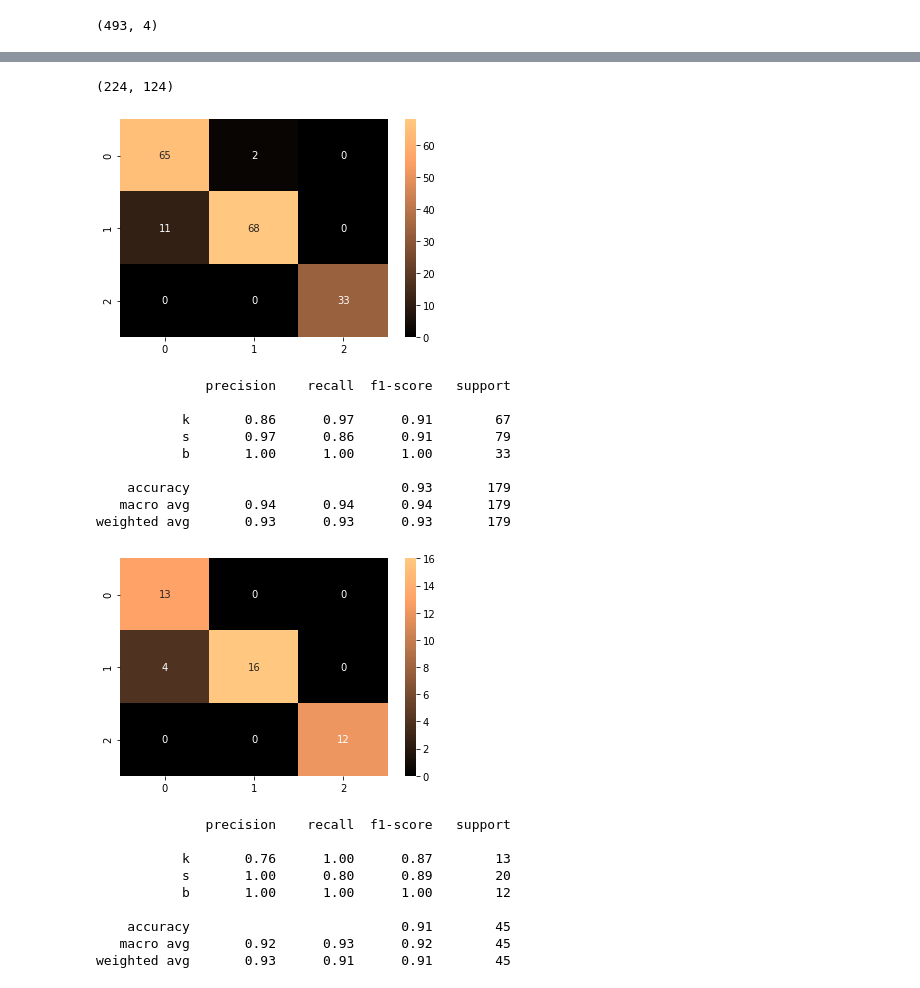
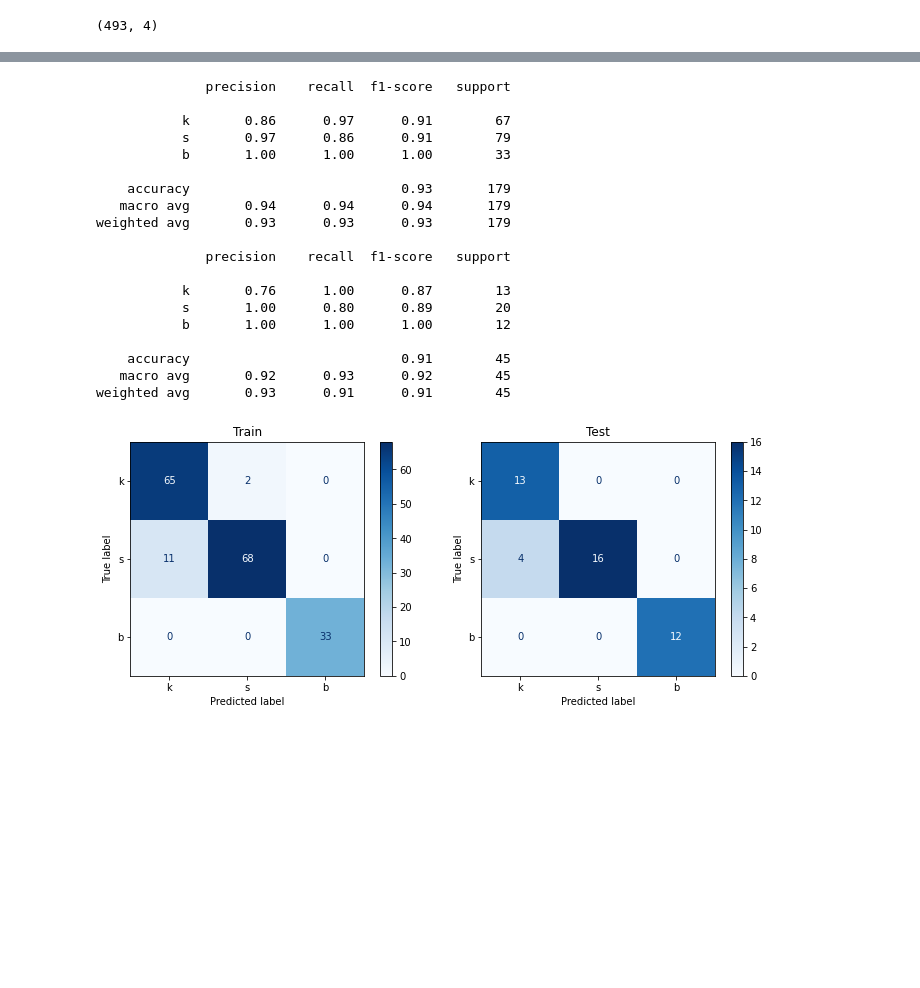
Before and after one commit to ULE-Informatica/burr_detection, a Jupyter notebook: info_data.ipynb, the cells around one changed output, grey strips where cells are left out. Drawn from its saved outputs; the diff is of its cells as text; code cells hidden in the pictures; blank space fills up the shorter version.

```diff
--- a/info_data.ipynb
+++ b/info_data.ipynb
@@ -132,50 +137,51 @@ final_data.sort_values(by=['f1_score_test', 'f1_score_train'], ascending=False)
 # %%
-from sklearn.preprocessing import normalize
 file_name = 'info_h_60'
 sections_width = int(file_name.split("_")[-1])
 data = prepare_data(file_name, data_category)
 size_m = sections_width
 columns = ['h_'+str(a) for a in range(1,size_m+1)] #+ ['pw_'+str(a) for a in range(1,size_m+1)]
 X_values = data[columns]
 y_values = data[['category']]
-print(data.shape)
 X_train, X_test, y_train, y_test = train_test_split(X_values, y_values, test_size=0.2, random_state=seed)
-kmeans = SVC(C=9, class_weight='balanced', random_state=seed)#KNeighborsClassifier(n_neighbors=3)#SVC(C=5, class_weight='balanced')#
-kmeans.fit(X_train, y_train.values.ravel())
-y_predict_train = kmeans.predict(X_train)
+svc = SVC(C=9, class_weight='balanced', random_state=seed)#KNeighborsClassifier(n_neighbors=3)#SVC(C=5, class_weight='balanced')#
+svc.fit(X_train, y_train.values.ravel())
+y_predict_train = svc.predict(X_train)
 precision_train = (precision_score(y_train, y_predict_train, average='weighted'))
 recall_train= (recall_score(y_train, y_predict_train, average='weighted'))
-y_predict = kmeans.predict(X_test)
+y_predict = svc.predict(X_test)
 precision_test = (precision_score(y_test, y_predict, average='weighted'))
 recall_test = (recall_score(y_test, y_predict, average='weighted'))
 data_row= [ precision_train, recall_train,precision_test,recall_test]
-conf_matrix = confusion_matrix(y_train.values.ravel(),y_predict_train)
-sns.heatmap(conf_matrix, annot=True,fmt='d', cmap=plt.cm.copper)
+
+print(classification_report(y_train.values.ravel(),y_predict_train, target_names=['k', 's', 'b']))
+print(classification_report(y_test.values.ravel(),y_predict, target_names=['k', 's', 'b']))
+
+fig, axes = plt.subplots(nrows=1, ncols=2, figsize=(10,4))
+plot_confusion_matrix(svc,X_train, y_train.values.ravel(),ax=axes[0], cmap='Blues',display_labels=['k', 's', 'b'])
+axes[0].title.set_text('Train')
+plot_confusion_matrix(svc,X_test, y_test.values.ravel(),ax=axes[1], cmap='Blues',display_labels=['k', 's', 'b'])
+axes[1].title.set_text('Test')
+plt.tight_layout()
+plt.savefig('final_confusion_matriz.jpg', dpi=200, bbox_inches='tight', pad_inches=0)
 plt.show()
-print(classification_report(y_train.values.ravel(),y_predict_train, target_names=['k', 's', 'b']))
-conf_matrix = confusion_matrix(y_test.values.ravel(),y_predict)
-sns.heatmap(conf_matrix, annot=True,fmt='d', cmap=plt.cm.copper)
-plt.show()
-print(classification_report(y_test.values.ravel(),y_predict, target_names=['k', 's', 'b']))
 # %% [output]
-(224, 124)
+              precision    recall  f1-score   support
+
+           k       0.86      0.97      0.91        67
+           s       0.97      0.86      0.91        79
+           b       1.00      1.00      1.00        33
+
+    accuracy                           0.93       179
+   macro avg       0.94      0.94      0.94       179
+weighted avg       0.93      0.93      0.93       179
+
+              precision    recall  f1-score   support
+
+           k       0.76      1.00      0.87        13
+           s       1.00      0.80      0.89        20
+           b       1.00      1.00      1.00        12
+
+    accuracy                           0.91        45
+   macro avg       0.92      0.93      0.92        45
+weighted avg       0.93      0.91      0.91        45
-[figure, old version]
+[figure, new version]
-              precision    recall  f1-score   support
-
-           k       0.86      0.97      0.91        67
-           s       0.97      0.86      0.91        79
-           b       1.00      1.00      1.00        33
-
-    accuracy                           0.93       179
-   macro avg       0.94      0.94      0.94       179
-weighted avg       0.93      0.93      0.93       179
-[figure, removed]
-              precision    recall  f1-score   support
-
-           k       0.76      1.00      0.87        13
-           s       1.00      0.80      0.89        20
-           b       1.00      1.00      1.00        12
-
-    accuracy                           0.91        45
-   macro avg       0.92      0.93      0.92        45
-weighted avg       0.93      0.91      0.91        45
```
Also changed, not shown: parts of 2 cells of this notebook, 3 other files.
